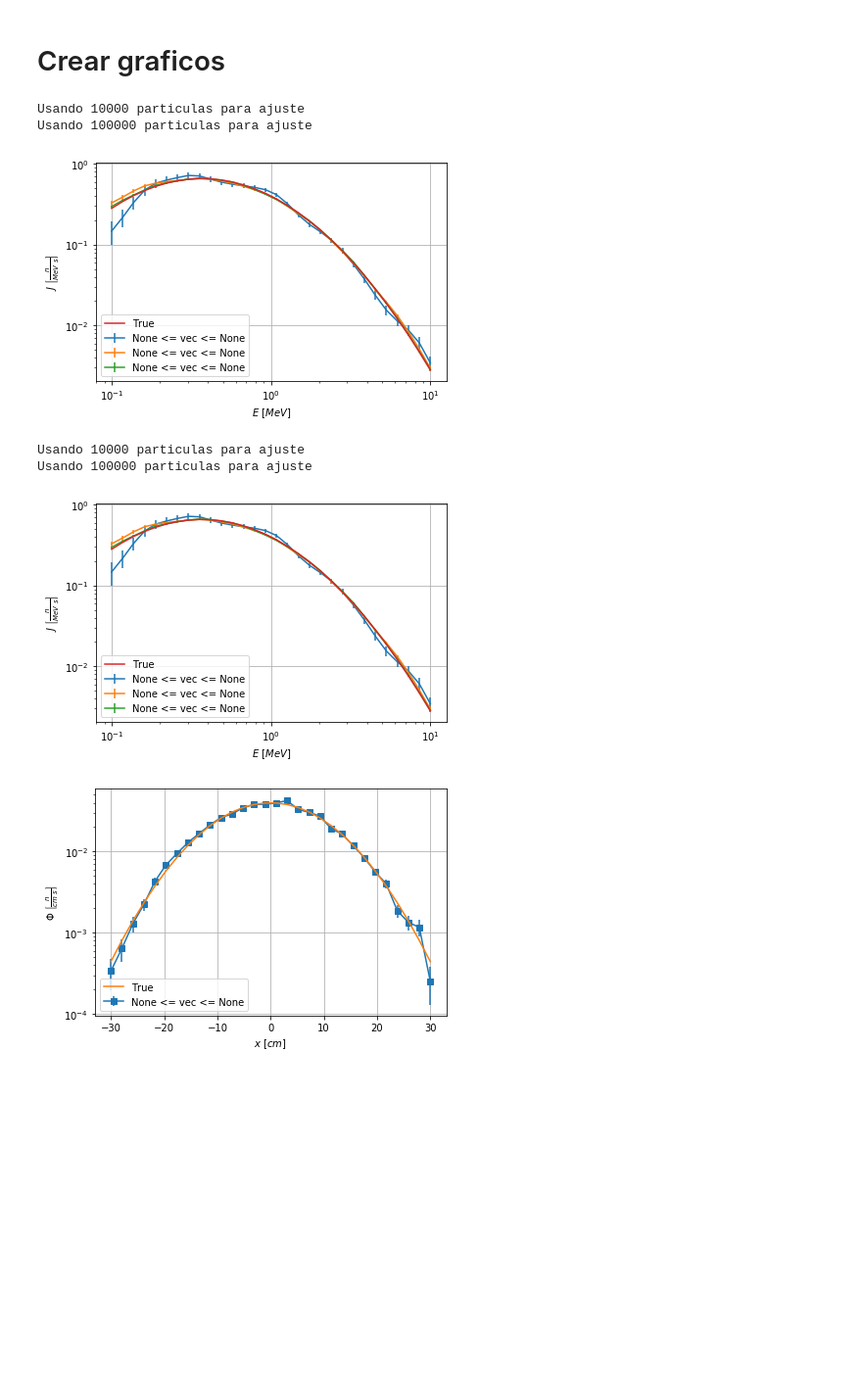
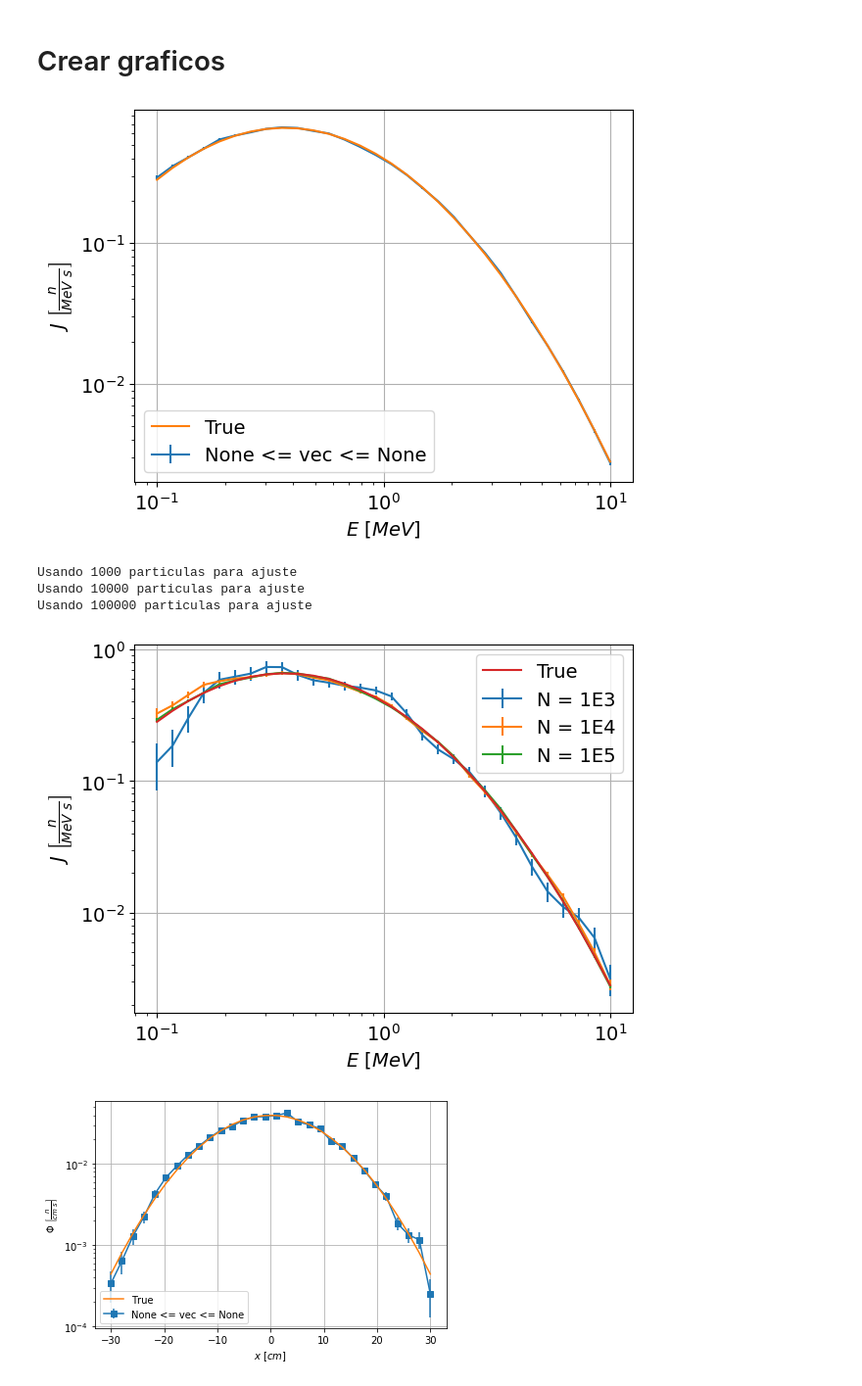
Before and after one commit to KDSource/KDSource, a Jupyter notebook: examples/example.ipynb, the cells around one changed output. Shown: that part at 98% size. Saved outputs shown, nothing was run; the diff lists cells and outputs as text; code cells hidden in the pictures; blank space fills up the shorter version.

```diff
--- a/examples/example.ipynb
+++ b/examples/example.ipynb
@@ -5,6 +5,8 @@ np.set_printoptions(precision=3)
 
 import ksource_py as ks
 import mcpl
+# %%
+plt.rcParams.update({'font.size': 14})
 # %%
 %matplotlib inline
 # %% [markdown]
@@ -44,7 +46,7 @@ N = 100000
 # %%
 # Ajustar KSource
 
-N = 1E4 # Cantidad de particulas a utilizar
+N = 1E5 # Cantidad de particulas a utilizar
 s.bw_method = "mlcv" # silv, mlcv, knn
-s.fit(N)
+s.fit(N, grid=np.logspace(-0.2,0.05,25), show=False)
 # %% [output]
@@ -97,49 +112,45 @@ plt.plot(EE, 1/EE * np.exp(-uu**2/(2*su**2))/(su*np.sqrt(2*np.pi)), zorder=3, la
 plt.legend()
 
 plt.tight_layout()
-plt.savefig("ekin.pdf")
+#plt.savefig("ekin.pdf")
 plt.show()
 # %% [output]
-Usando 10000 particulas para ajuste
-Usando 100000 particulas para ajuste
-[figure, old version]
+[figure, new version]
 # %%
 # Graficos en E
 
 vec0 = None
 vec1 = None
 EE = np.logspace(-1,1,30)
 
 s.bw_method = None
 
 s.fit(N=1E3)
 fig,scores = s.plot_E(EE, vec0, vec1)
 
-s.bw_method = None
 s.fit(N=1E4)
 fig,scores = s.plot_E(EE, vec0, vec1)
 
-s.bw_method = None
 s.fit(N=1E5)
 fig,scores = s.plot_E(EE, vec0, vec1)
 
 uu = np.log(1/EE)
 plt.plot(EE, 1/EE * np.exp(-uu**2/(2*su**2))/(su*np.sqrt(2*np.pi)), zorder=3, label="True")
+
 plt.legend()
-
-plt.tight_layout()
-plt.savefig("ekin.pdf")
-#plt.show()
-
 L=fig.axes[0].legend()
 L.get_texts()[1].set_text('N = 1E3')
 L.get_texts()[2].set_text('N = 1E4')
 L.get_texts()[3].set_text('N = 1E5')
-#fig.savefig("ekin.pdf")
+
+plt.tight_layout()
+plt.savefig("ekin.pdf")
+plt.show()
 # %% [output]
+Usando 1000 particulas para ajuste
 Usando 10000 particulas para ajuste
 Usando 100000 particulas para ajuste
-[figure, old version]
+[figure, new version]
 # %%
 # Graficos en x
 
```
Also changed, not shown: parts of 6 cells of this notebook, 4 other files.
